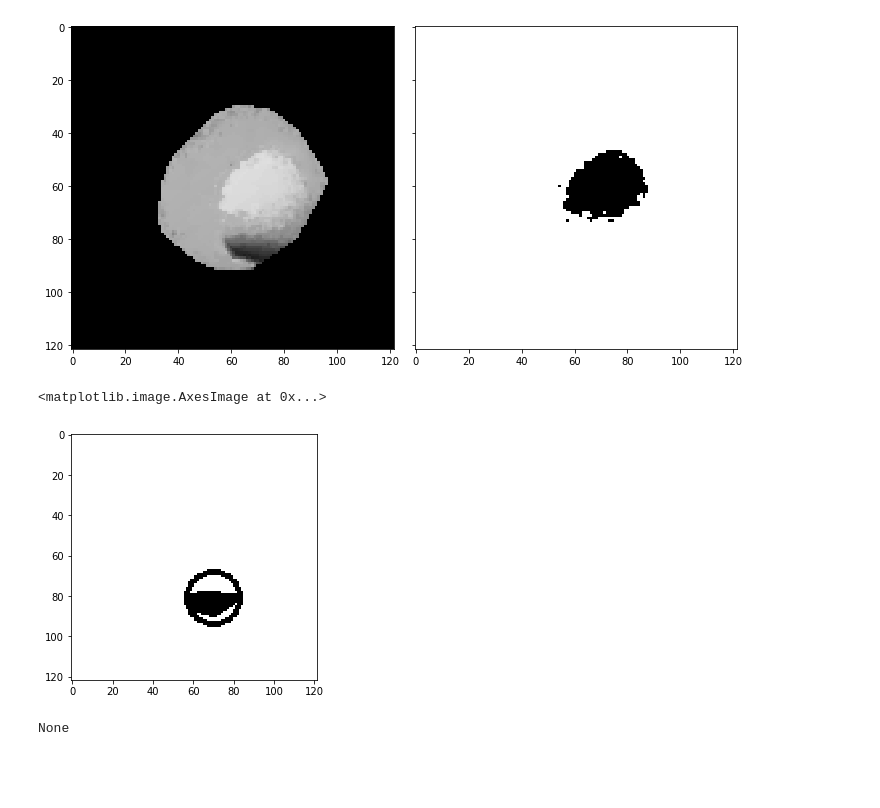
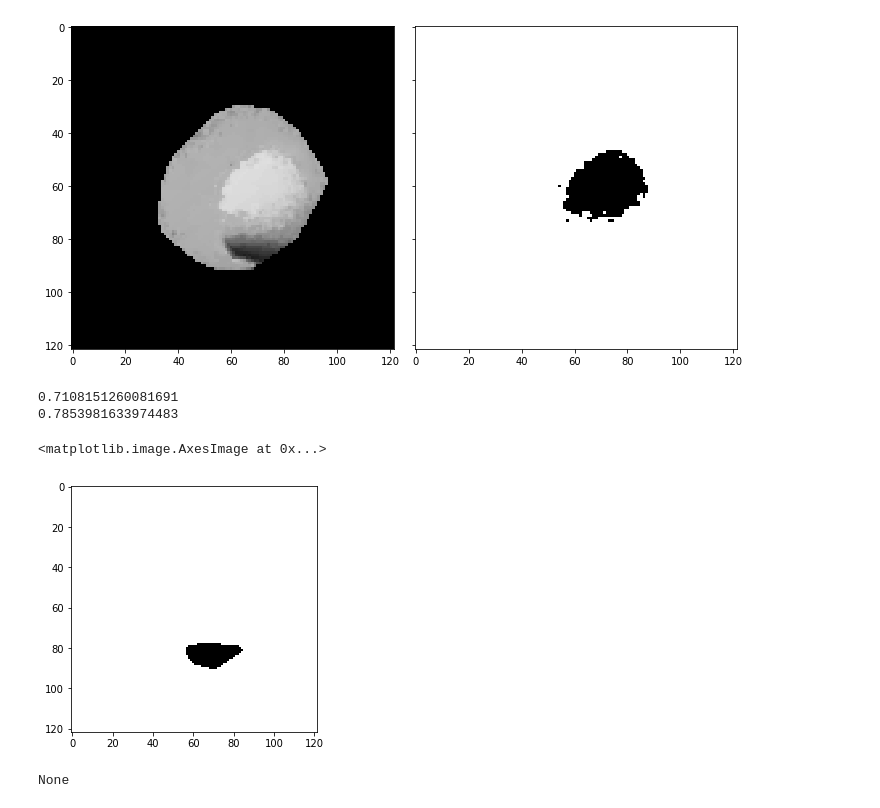
Before and after one commit to leoisl/amygda, a Jupyter notebook: skimage.ipynb, the cells around one changed output. Drawn from its saved outputs; the diff is of its cells as text; code cells hidden in the pictures; blank space fills up the shorter version.

```diff
--- a/skimage.ipynb
+++ b/skimage.ipynb
@@ -213,22 +213,38 @@ NO CONDENSATION
 # %%
 image = read_image("/home/leandro/git/amygda/examples/sample-images/05/debug_images/well_0_3_cropped.chosen_hull.cropped.png")
 _, image_binarised = cv2.threshold(image, 120, 255, cv2.THRESH_BINARY)
 contours, hierarchies = cv2.findContours(image_binarised, cv2.RETR_LIST, cv2.CHAIN_APPROX_NONE)
-contours = [contours[1]]
-hulls = [cv2.convexHull(contour, False) for contour in contours]
+contours_areas = [cv2.contourArea(contour) for contour in contours]
+
+medium_sized_contours = [contour for contour, area in zip(contours, contours_areas) if 20 <= area <= 15*15]
+
+hulls = [cv2.convexHull(contour, False) for contour in medium_sized_contours]
 
 
-image_with_contours  = image.copy()
-image_with_contours[:] = 255
+image_with_hulls  = image.copy()
+image_with_hulls[:] = 255
 for hull in [hulls]:
-    cv2.drawContours(image_with_contours, hull, -1, 0, -1)
+    cv2.drawContours(image_with_hulls, hull, -1, 0, -1)
+    ((x, y), (w, h), angle) = cv2.minAreaRect(hull[0])
+    area_of_hull = cv2.contourArea(hull[0])
+    area_of_rectangle = w*h
+    print(area_of_hull / area_of_rectangle)
+    print(math.pi / 4)
 
-(x,y), r = cv2.minEnclosingCircle(contours[0])
-cv2.circle(image_with_contours, (int(x), int(y)), int(r), 0, thickness=2)
-io.imshow(image_with_contours)
+
+# (x,y), r = cv2.minEnclosingCircle(contours[0])
+# cv2.circle(image_with_contours, (int(x), int(y)), int(r), 0, thickness=2)
+io.imshow(image_with_hulls)
+
+# import math
+# condensation_probability = cv2.contourArea(hulls[0]) / (math.pi * r**2 / 2)
+# if condensation_probability >= 1.0: condensation_probability = 0
+# condensation_probability
 # %% [output]
-<matplotlib.image.AxesImage at 0x...>
+0.7108151260081691
+0.7853981633974483
+<matplotlib.image.AxesImage at 0x...>
-[figure, old version]
+[figure, new version]
 # %%
 
 
```
